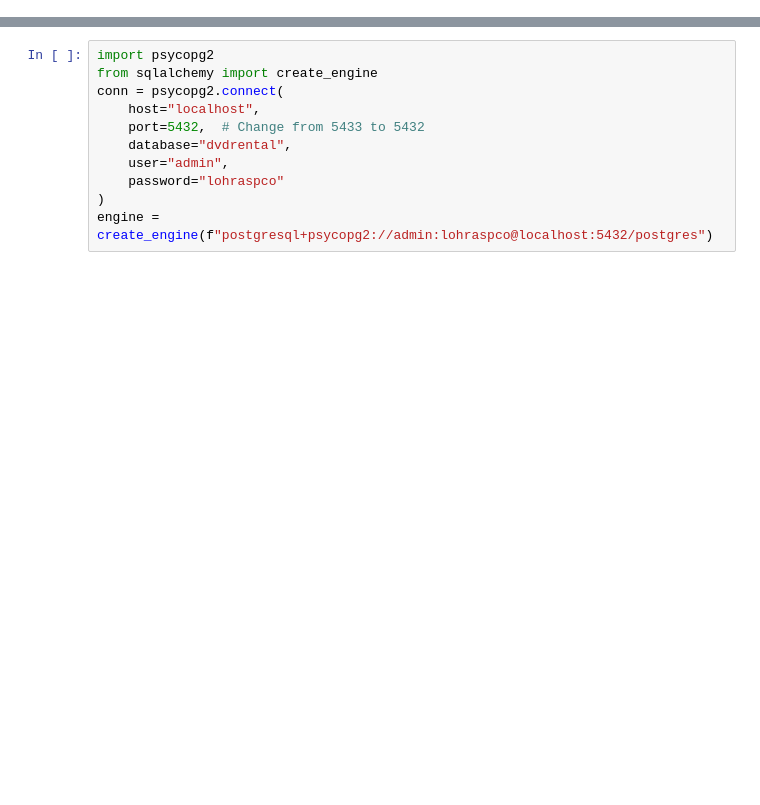
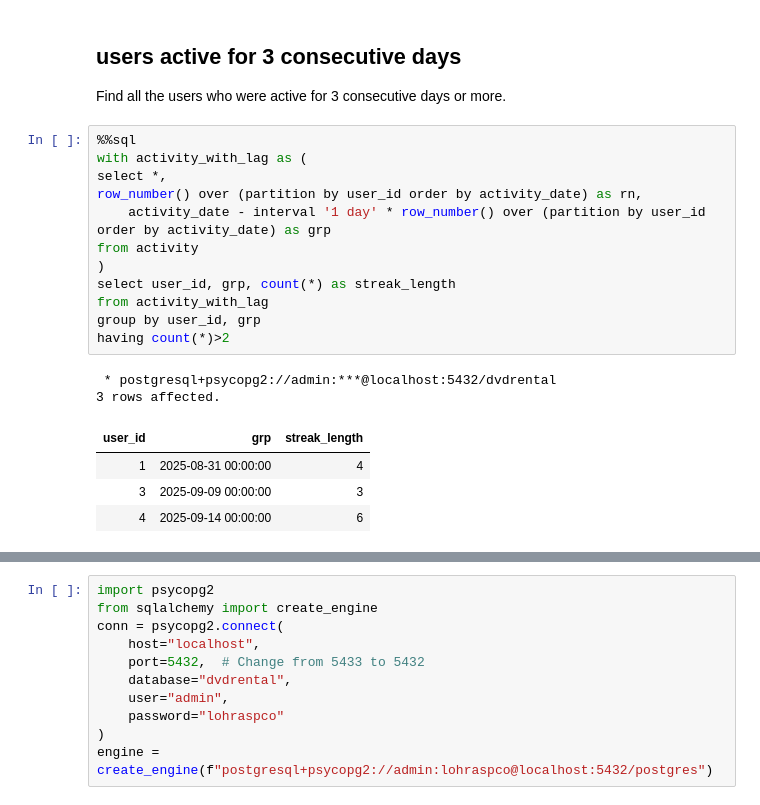
Before and after one commit to lohraspco/data-science, a Jupyter notebook: SQL/sql_codes.ipynb, the cells around one changed output, grey strips where cells are left out. Cells and saved outputs as stored; diff of their text form; blank space fills up the shorter version.

```diff
--- a/SQL/sql_codes.ipynb
+++ b/SQL/sql_codes.ipynb
@@ -0,0 +137,23 @@
+# %% [markdown]
+## users active for 3 consecutive days
+
+Find all the users who were active for 3 consecutive days or more.
+# %%
+%%sql
+with activity_with_lag as (
+select *,
+row_number() over (partition by user_id order by activity_date) as rn,
+	activity_date - interval '1 day' * row_number() over (partition by user_id order by activity_date) as grp
+from activity
+)
+select user_id, grp, count(*) as streak_length
+from activity_with_lag
+group by user_id, grp
+having count(*)>2
+# %% [output]
+ * postgresql+psycopg2://admin:***@localhost:5432/dvdrental
+3 rows affected.
+| user_id | grp | streak_length |
+| 1 | 2025-08-31 00:00:00 | 4 |
+| 3 | 2025-09-09 00:00:00 | 3 |
+| 4 | 2025-09-14 00:00:00 | 6 |
```
Also changed, not shown: parts of 47 cells of this notebook, 3 other files.
